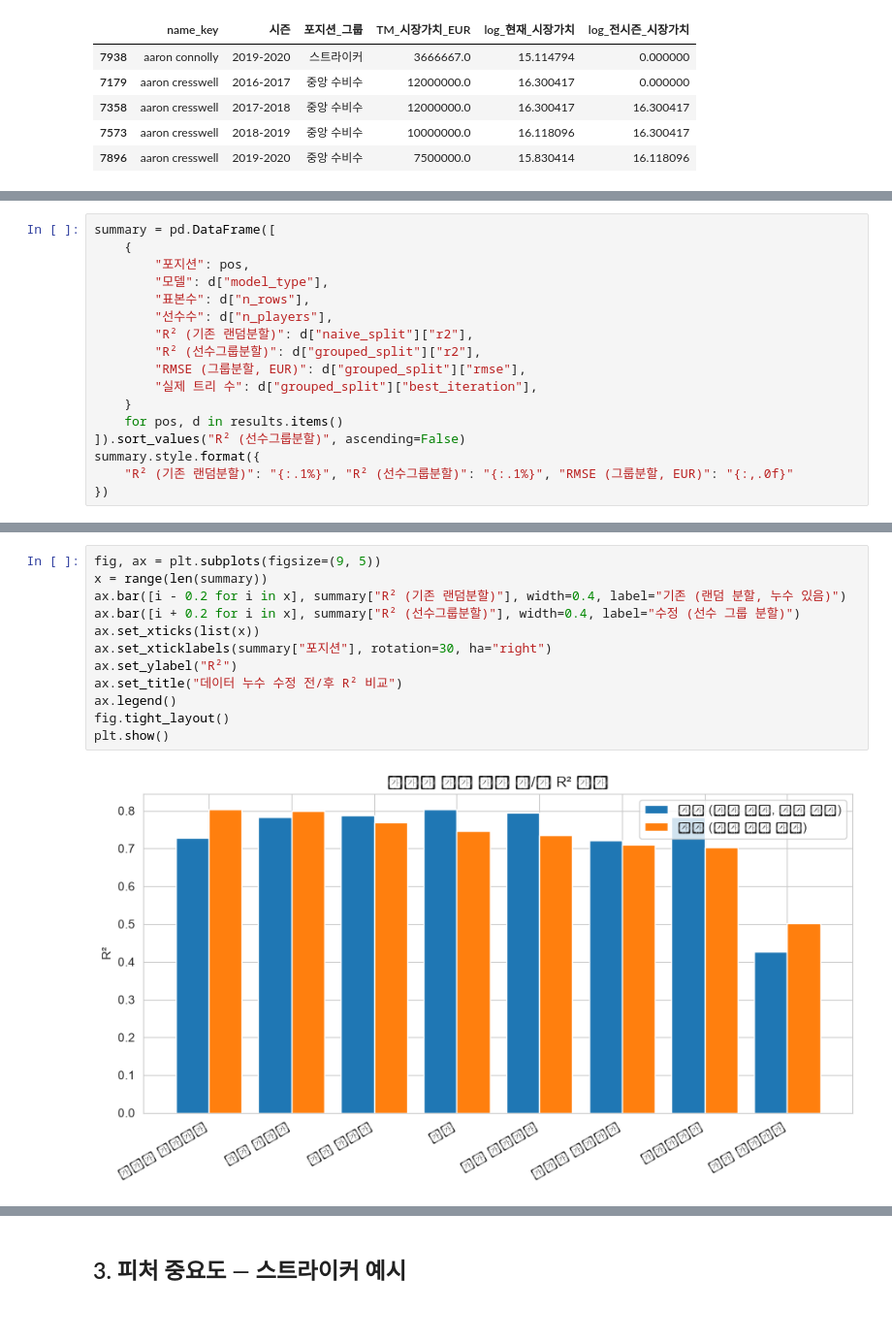
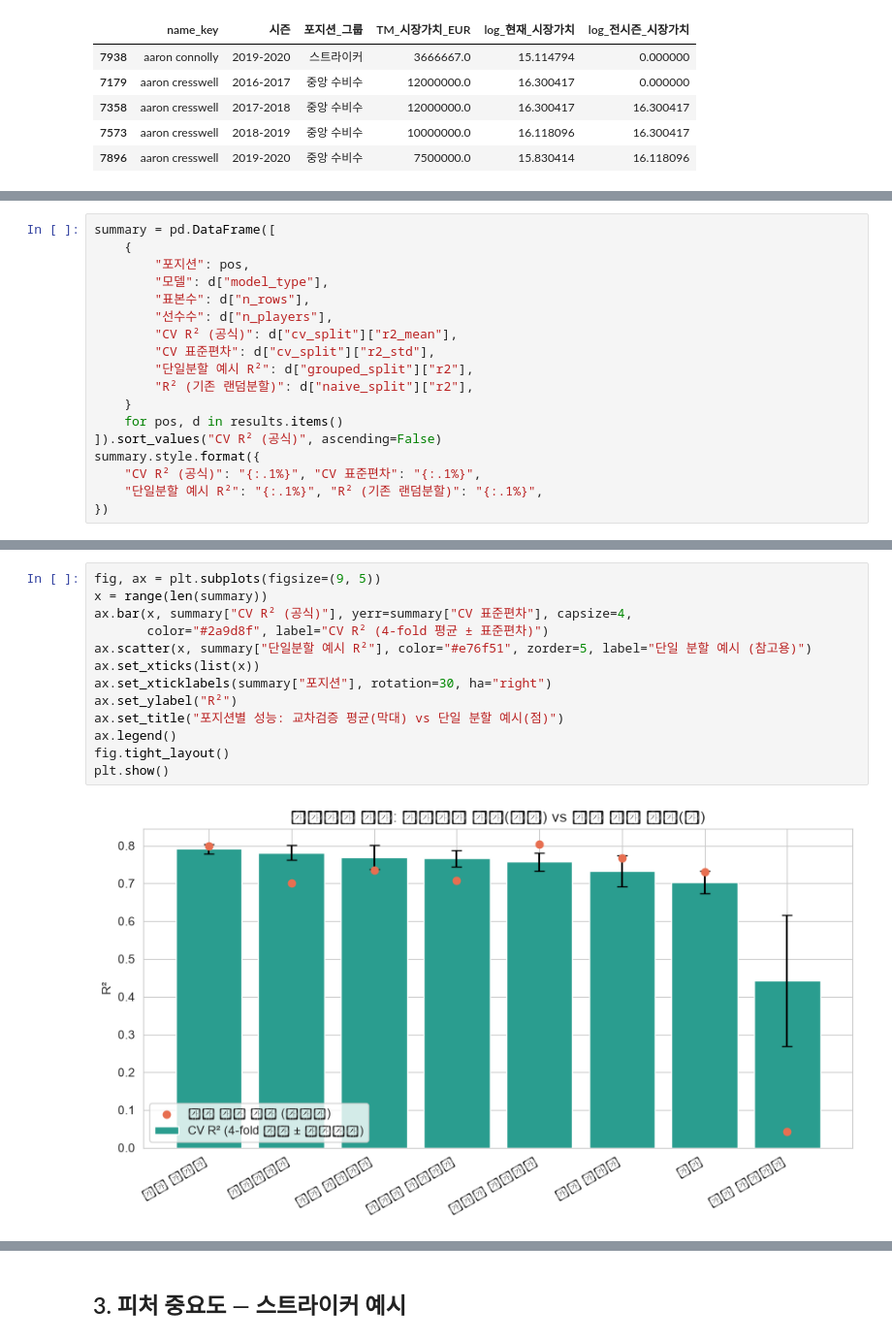
Before and after one commit to songsh16/OptiScore, a Jupyter notebook: ml/notebooks/model_training.ipynb, the cells around one changed output, grey strips where cells are left out. Shown at 97% size. Drawn from its saved outputs; the diff is of its cells as text.

```diff
--- a/ml/notebooks/model_training.ipynb
+++ b/ml/notebooks/model_training.ipynb
@@ -85,14 +88,15 @@ summary = pd.DataFrame([
         "모델": d["model_type"],
         "표본수": d["n_rows"],
         "선수수": d["n_players"],
+        "CV R² (공식)": d["cv_split"]["r2_mean"],
+        "CV 표준편차": d["cv_split"]["r2_std"],
+        "단일분할 예시 R²": d["grouped_split"]["r2"],
         "R² (기존 랜덤분할)": d["naive_split"]["r2"],
-        "R² (선수그룹분할)": d["grouped_split"]["r2"],
-        "RMSE (그룹분할, EUR)": d["grouped_split"]["rmse"],
-        "실제 트리 수": d["grouped_split"]["best_iteration"],
     }
     for pos, d in results.items()
-]).sort_values("R² (선수그룹분할)", ascending=False)
+]).sort_values("CV R² (공식)", ascending=False)
 summary.style.format({
-    "R² (기존 랜덤분할)": "{:.1%}", "R² (선수그룹분할)": "{:.1%}", "RMSE (그룹분할, EUR)": "{:,.0f}"
+    "CV R² (공식)": "{:.1%}", "CV 표준편차": "{:.1%}",
+    "단일분할 예시 R²": "{:.1%}", "R² (기존 랜덤분할)": "{:.1%}",
 })
 # %% [output]
@@ -108,15 +112,16 @@ summary.style.format({
 # %%
 fig, ax = plt.subplots(figsize=(9, 5))
 x = range(len(summary))
-ax.bar([i - 0.2 for i in x], summary["R² (기존 랜덤분할)"], width=0.4, label="기존 (랜덤 분할, 누수 있음)")
-ax.bar([i + 0.2 for i in x], summary["R² (선수그룹분할)"], width=0.4, label="수정 (선수 그룹 분할)")
+ax.bar(x, summary["CV R² (공식)"], yerr=summary["CV 표준편차"], capsize=4,
+       color="#2a9d8f", label="CV R² (4-fold 평균 ± 표준편차)")
+ax.scatter(x, summary["단일분할 예시 R²"], color="#e76f51", zorder=5, label="단일 분할 예시 (참고용)")
 ax.set_xticks(list(x))
 ax.set_xticklabels(summary["포지션"], rotation=30, ha="right")
 ax.set_ylabel("R²")
-ax.set_title("데이터 누수 수정 전/후 R² 비교")
+ax.set_title("포지션별 성능: 교차검증 평균(막대) vs 단일 분할 예시(점)")
 ax.legend()
 fig.tight_layout()
 plt.show()
 # %% [output]
-[figure, old version]
+[figure, new version]
 # %% [markdown]
```
Also changed, not shown: parts of 6 cells of this notebook, 7 other files.
